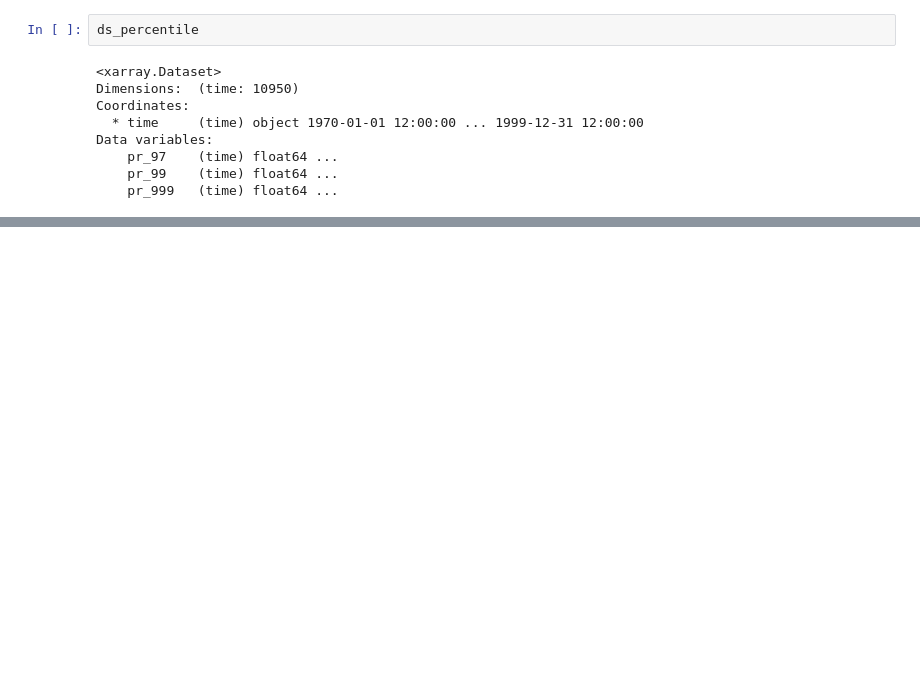
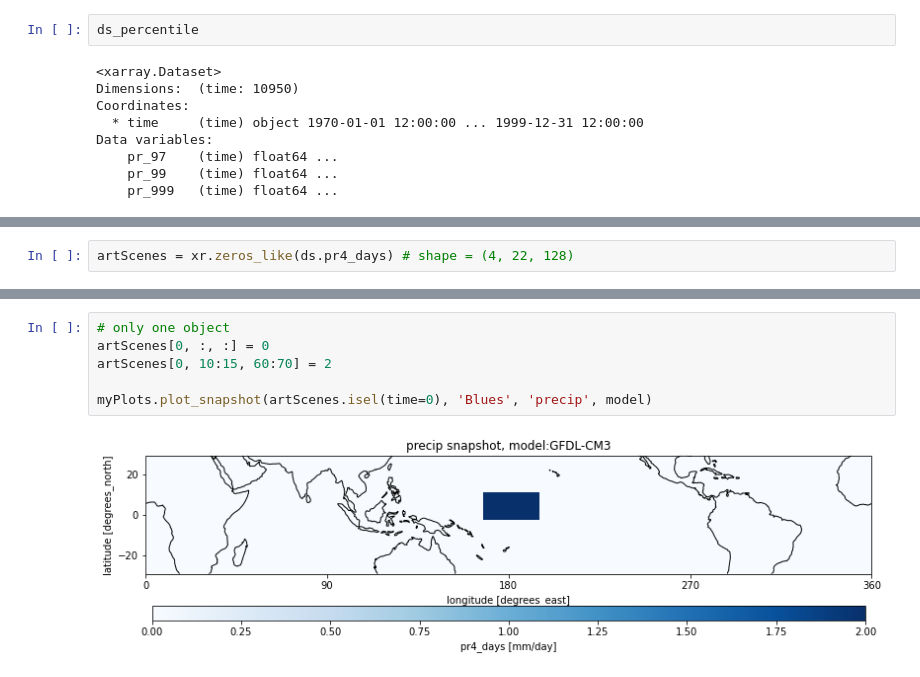
Before and after one commit to PBlackberg/phd, a Jupyter notebook: cmip5_scripts/example_rome.ipynb, the cells around one changed output, grey strips where cells are left out. Drawn from its saved outputs; the diff is of its cells as text; blank space fills up the shorter version.

```diff
--- a/cmip5_scripts/example_rome.ipynb
+++ b/cmip5_scripts/example_rome.ipynb
@@ -312,0 +444,2 @@ ROME_n = np.mean(ROME_allPairs)
+# %%
+artScenes = xr.zeros_like(ds.pr4_days) # shape = (4, 22, 128)
@@ -312,0 +466,8 @@ ROME_n = np.mean(ROME_allPairs)
+# %%
+# only one object
+artScenes[0, :, :] = 0
+artScenes[0, 10:15, 60:70] = 2
+
+myPlots.plot_snapshot(artScenes.isel(time=0), 'Blues', 'precip', model)
+# %% [output]
+[figure, added]
```
Also changed, not shown: parts of 60 cells of this notebook, 20 other files.
